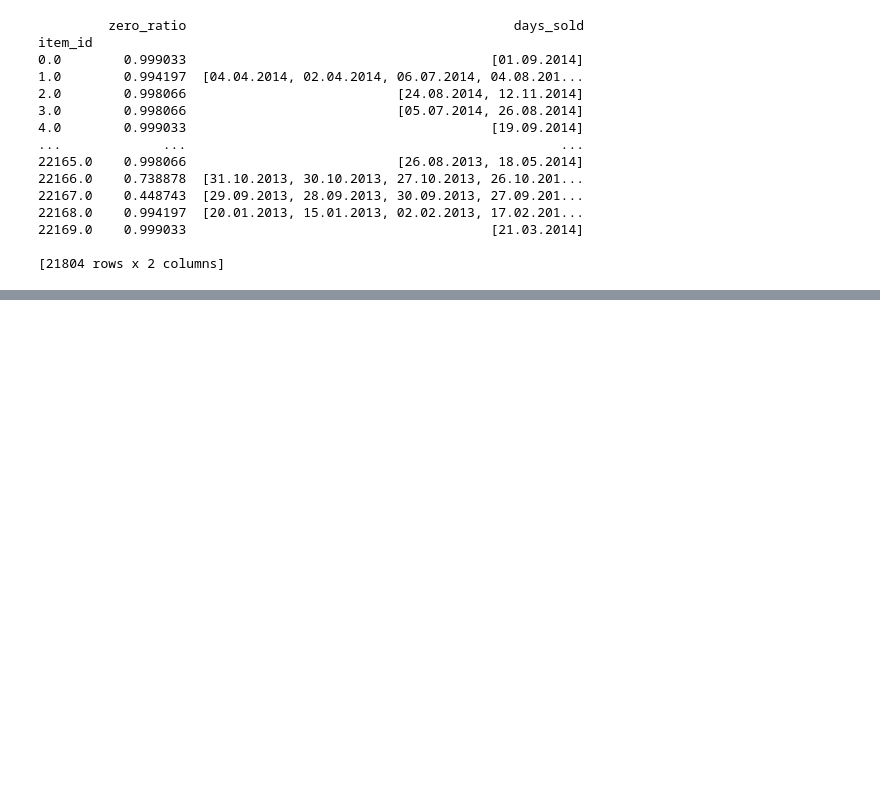
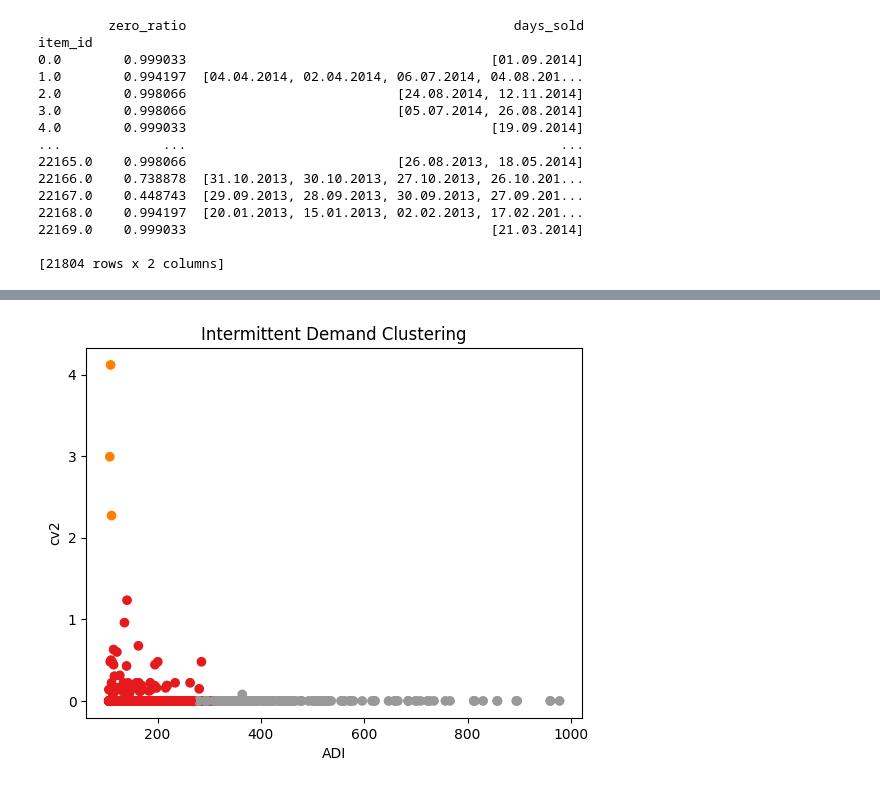
Before and after one commit to thanhnam412/data_science_project, a Jupyter notebook: data_science_ecommerce/src/analysis/analysis.ipynb, the cells around one changed output, grey strips where cells are left out. Drawn from its saved outputs; the diff is of its cells as text; code cells hidden in the pictures; blank space fills up the shorter version.

```diff
--- a/data_science_ecommerce/src/analysis/analysis.ipynb
+++ b/data_science_ecommerce/src/analysis/analysis.ipynb
@@ -155,0 +167,12 @@ None
+# %%
+q3_adi = items_df["ADI"].quantile(0)
+q3_zero_ratio = items_df["zero_ratio"].quantile(0)
+q3_cv2  = items_df['cv2'].quantile(0.97)
+
+
+filter_items = items_df[items_df["ADI"] > q3_adi]
+filter_items = filter_items[filter_items["zero_ratio"] > q3_zero_ratio]
+filter_items = filter_items[filter_items["zero_ratio"] > q3_cv2]
+
+
+print(filter_items.describe())
@@ -155,0 +209,15 @@ None
+# %%
+
+df_visual = filter_items[["ADI", "cv2", "zero_ratio"]].dropna().copy()
+# %%
+from sklearn.preprocessing import StandardScaler
+from sklearn.cluster import KMeans
+
+X = df_visual[['ADI', 'cv2', 'zero_ratio']].fillna(0)
+scaler = StandardScaler()
+X_scaled = scaler.fit_transform(X)
+
+kmeans = KMeans(n_clusters=3, random_state=42)
+df_visual['demand_cluster'] = kmeans.fit_predict(X_scaled)
+
+print(df_visual['demand_cluster'])
@@ -155,0 +238,10 @@ None
+# %%
+import matplotlib.pyplot as plt
+
+plt.scatter(df_visual['ADI'], df_visual['cv2'], c=df_visual['demand_cluster'], cmap='Set1')
+plt.xlabel("ADI")
+plt.ylabel("cv2")
+plt.title("Intermittent Demand Clustering")
+plt.show()
+# %% [output]
+[figure, added]
```
Also changed, not shown: parts of 8 cells of this notebook, 3 other files.
